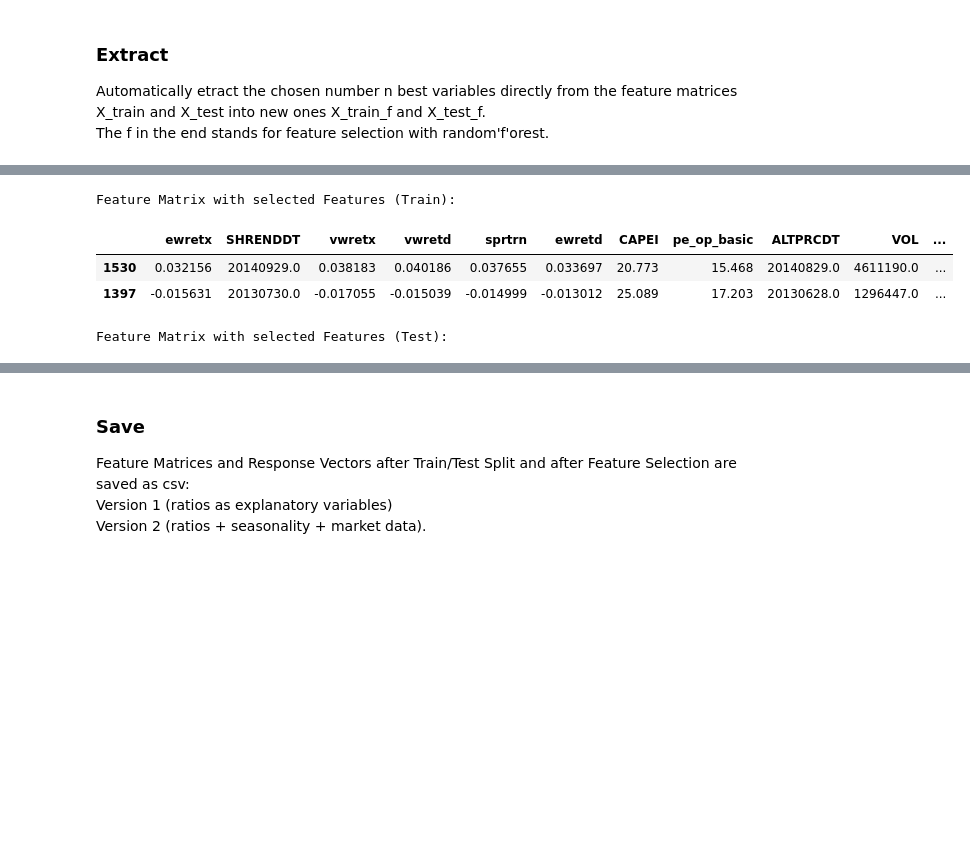
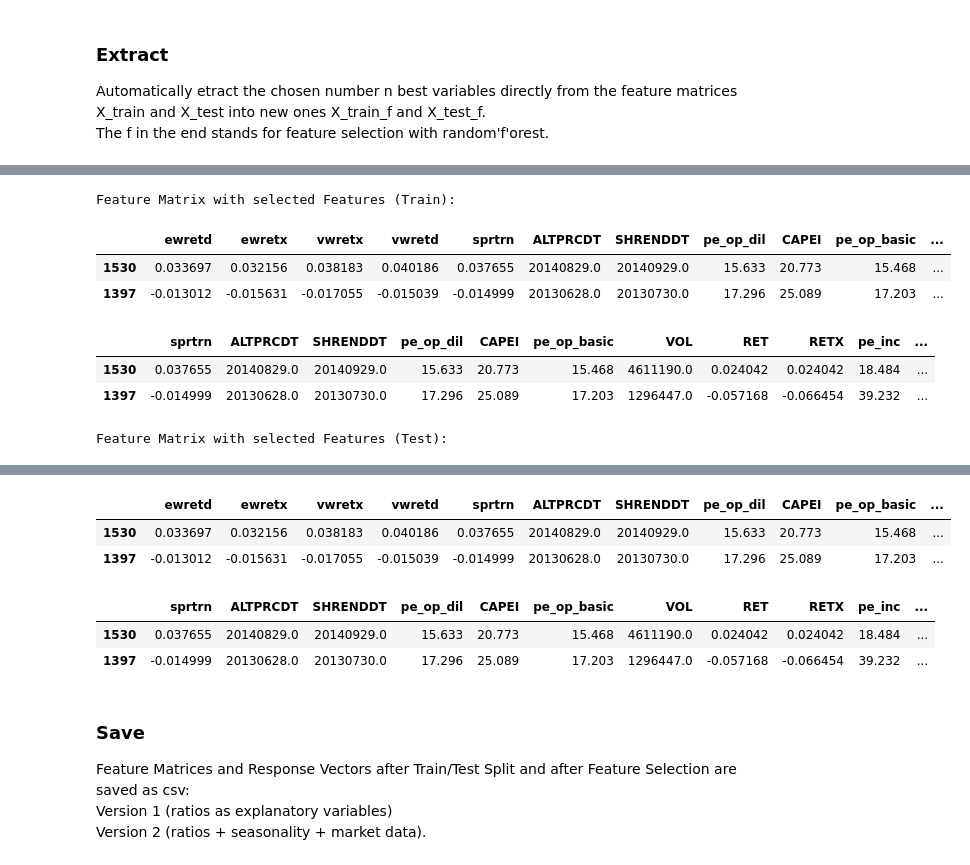
Before and after one commit to mathiasluethi/Machine_Learning_in_Finance_Group_Project, a Jupyter notebook: 2a_feature_selection_randomforest.ipynb, the cells around one changed output, grey strips where cells are left out. Saved outputs shown, nothing was run; the diff lists cells and outputs as text; code cells hidden in the pictures; blank space fills up the shorter version.

```diff
--- a/2a_feature_selection_randomforest.ipynb
+++ b/2a_feature_selection_randomforest.ipynb
@@ -245,18 +434,36 @@ The f in the end stands for feature selection with random'f'orest.
+# %%
+################################## NEW
+##################################
+
+# features including volume weighted returns
+best_features1 = final_selection1
+# feaures excluding volume weighted returns
+best_features2 = final_selection2
+
+# extract features from feature matrix
+X_train_f1 = X_train[best_features1]
+X_train_f = X_train[best_features2]
+X_test_f1 = X_train[best_features1]
+X_test_f = X_train[best_features2]
+
+#feature_labels_f = X_train_f.columns[:]
 # %%
+#### OLD
+
 # generate new empty list for best features to be extracted into
-best_features = []
+#best_features = []
 
 # loop to append best n features onto the new list best_features
-n = 15
-for i in range(n):
-    best_features.append(feature_labels[indices[i]])
-del i
+#n = 15
+#for i in range(n):
+ #   best_features.append(feature_labels[indices[i]])
+#del i
 
 # extract data of train and test feature matrix where column names are the same as those of the n best features
 # The f at the end of the datasets refer to the fact that the features were selected with random'f'orest
-X_train_f = X_train[best_features]
-X_test_f = X_test[best_features]
-feature_labels_f = X_train_f.columns[:]
+#X_train_f = X_train[best_features]
+#X_test_f = X_test[best_features]
+#feature_labels_f = X_train_f.columns[:]
 
 # display and print results
 #print('Best Features after Random Forest are: ', '\n')
@@ -267,17 +474,27 @@ feature_labels_f = X_train_f.columns[:]
 #print('Extracted feature labels are: (below)')
 #display(feature_labels_f[:])
 # %%
+################################## NEW
+##################################
+
 # Show feature matrices (train, test) after feature selection
 print("")
 print('Feature Matrix with selected Features (Train):')
+display(X_train_f1.head(2))
 display(X_train_f.head(2))
+
 print("")
 print('Feature Matrix with selected Features (Test):')
+display(X_test_f1.head(2))
 display(X_test_f.head(2))
+
 print("")
 # %% [output]
 Feature Matrix with selected Features (Train):
-|  | ewretx | SHRENDDT | vwretx | vwretd | sprtrn | ewretd | CAPEI | pe_op_basic | ALTPRCDT | VOL | ... |
-| 1530 | 0.032156 | 20140929.0 | 0.038183 | 0.040186 | 0.037655 | 0.033697 | 20.773 | 15.468 | 20140829.0 | 4611190.0 | ... |
-| 1397 | -0.015631 | 20130730.0 | -0.017055 | -0.015039 | -0.014999 | -0.013012 | 25.089 | 17.203 | 20130628.0 | 1296447.0 | ... |
+|  | ewretd | ewretx | vwretx | vwretd | sprtrn | ALTPRCDT | SHRENDDT | pe_op_dil | CAPEI | pe_op_basic | ... |
+| 1530 | 0.033697 | 0.032156 | 0.038183 | 0.040186 | 0.037655 | 20140829.0 | 20140929.0 | 15.633 | 20.773 | 15.468 | ... |
+| 1397 | -0.013012 | -0.015631 | -0.017055 | -0.015039 | -0.014999 | 20130628.0 | 20130730.0 | 17.296 | 25.089 | 17.203 | ... |
+|  | sprtrn | ALTPRCDT | SHRENDDT | pe_op_dil | CAPEI | pe_op_basic | VOL | RET | RETX | pe_inc | ... |
+| 1530 | 0.037655 | 20140829.0 | 20140929.0 | 15.633 | 20.773 | 15.468 | 4611190.0 | 0.024042 | 0.024042 | 18.484 | ... |
+| 1397 | -0.014999 | 20130628.0 | 20130730.0 | 17.296 | 25.089 | 17.203 | 1296447.0 | -0.057168 | -0.066454 | 39.232 | ... |
 Feature Matrix with selected Features (Test):
@@ -287,3 +501,9 @@ Feature Matrix with selected Features (Test):
+|  | ewretd | ewretx | vwretx | vwretd | sprtrn | ALTPRCDT | SHRENDDT | pe_op_dil | CAPEI | pe_op_basic | ... |
+| 1530 | 0.033697 | 0.032156 | 0.038183 | 0.040186 | 0.037655 | 20140829.0 | 20140929.0 | 15.633 | 20.773 | 15.468 | ... |
+| 1397 | -0.013012 | -0.015631 | -0.017055 | -0.015039 | -0.014999 | 20130628.0 | 20130730.0 | 17.296 | 25.089 | 17.203 | ... |
+|  | sprtrn | ALTPRCDT | SHRENDDT | pe_op_dil | CAPEI | pe_op_basic | VOL | RET | RETX | pe_inc | ... |
+| 1530 | 0.037655 | 20140829.0 | 20140929.0 | 15.633 | 20.773 | 15.468 | 4611190.0 | 0.024042 | 0.024042 | 18.484 | ... |
+| 1397 | -0.014999 | 20130628.0 | 20130730.0 | 17.296 | 25.089 | 17.203 | 1296447.0 | -0.057168 | -0.066454 | 39.232 | ... |
 # %% [markdown]
 ### Save
 
```
Also changed, not shown: parts of 10 cells of this notebook, 2 other files.
